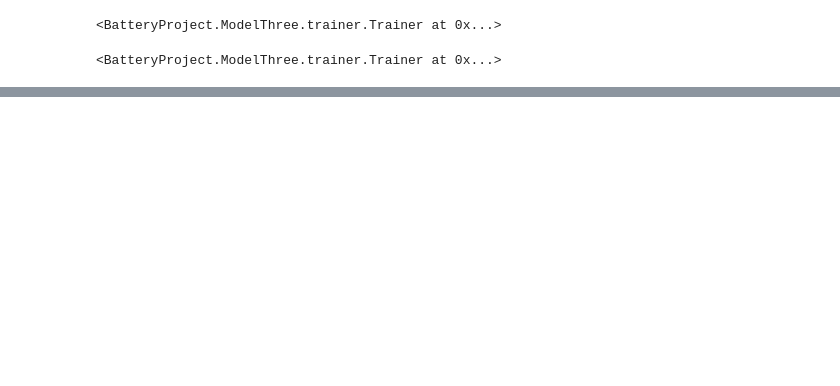
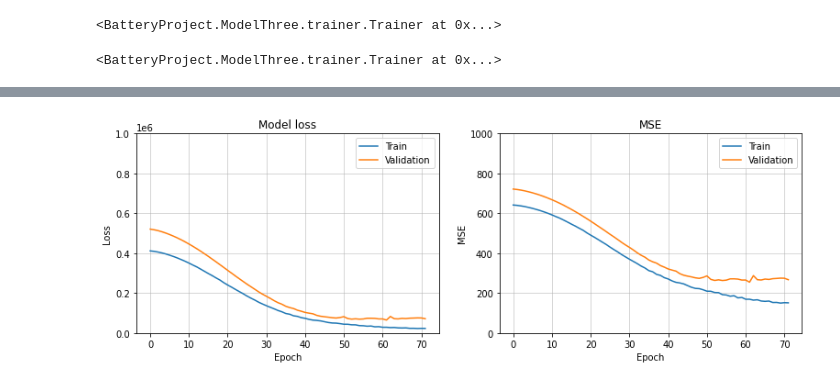
Before and after one commit to RomainJupille/BatteryProject, a Jupyter notebook: test_model_three.ipynb, the cells around one changed output, grey strips where cells are left out. Cells and saved outputs as stored; diff of their text form; code cells hidden in the pictures; blank space fills up the shorter version.

Commit message:
Model 3 working, metric, lost and eval correctly implemented

```diff
--- a/test_model_three.ipynb
+++ b/test_model_three.ipynb
@@ -56,4 +53,5 @@ To enable them in other operations, rebuild TensorFlow with the appropriate comp
 # %%
-trainer_test.run(loss = root_mean_squared_error, metrics =root_mean_squared_error, epochs = 500)
+trainer_test.set_pipeline()
+trainer_test.run(epochs = 500)
 # %% [output]
 Epoch 1/500
@@ -76 +74,5 @@ Epoch 214/500
 <BatteryProject.ModelThree.trainer.Trainer at 0x...>
+# %%
+trainer_test.plot_mse()
+# %% [output]
+[figure, added]
```
Also changed, not shown: parts of 11 cells of this notebook, 5 other files.
